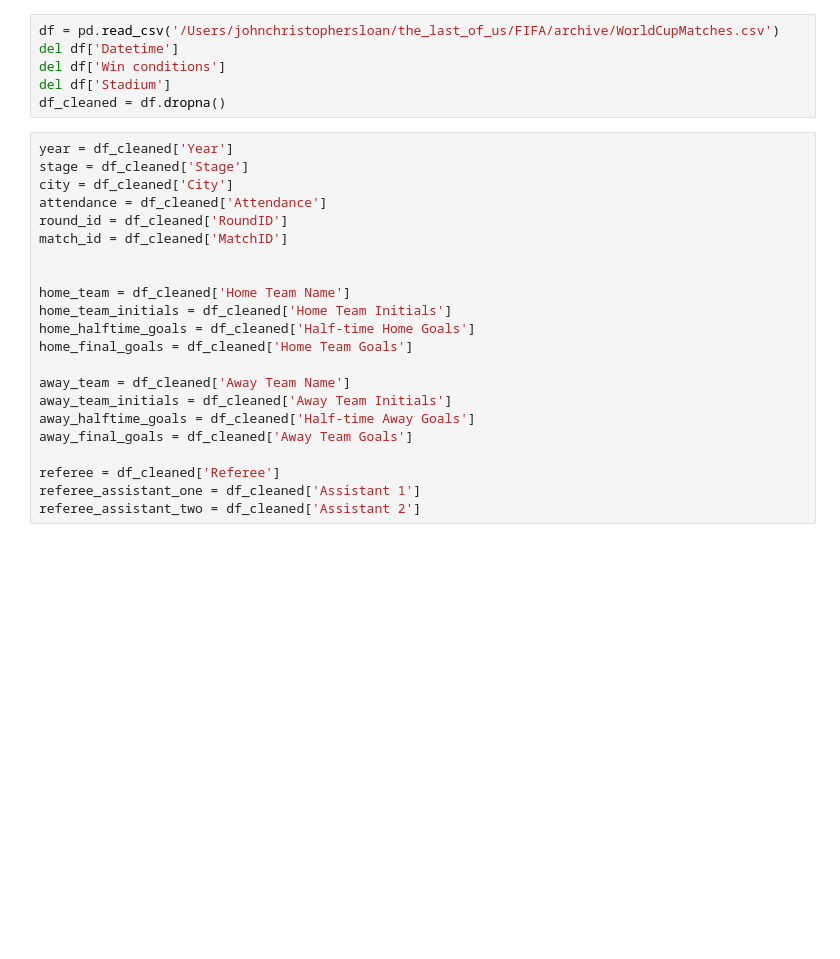
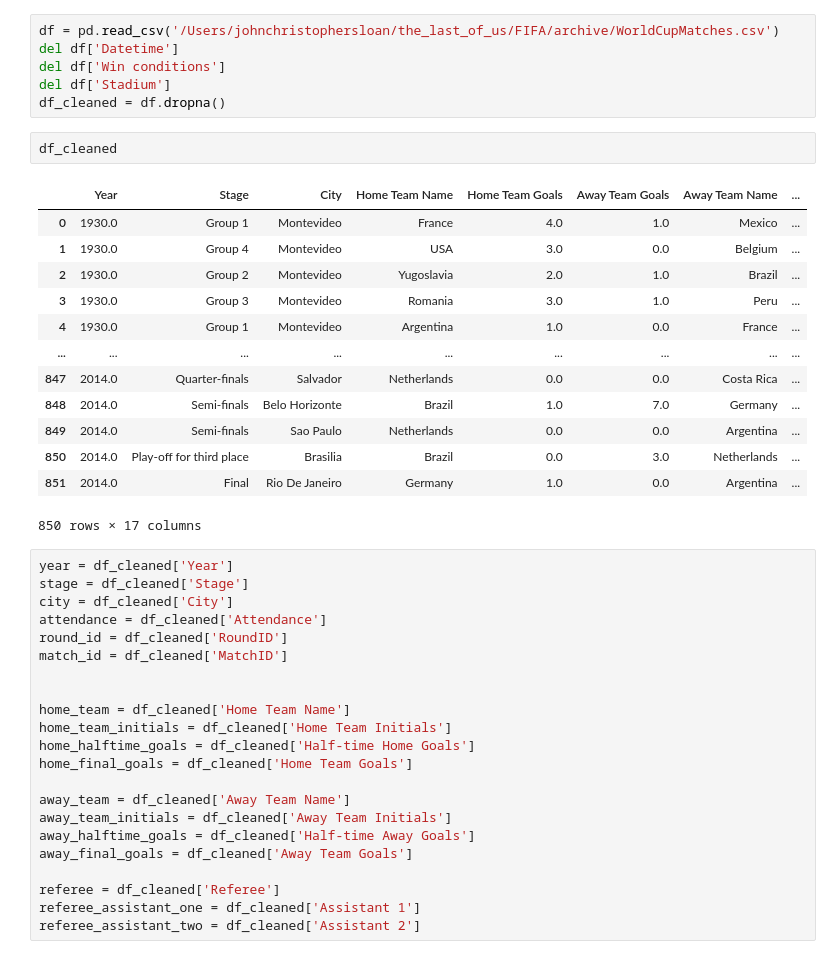
Before and after one commit to jsphotos205/last_of_us, a Jupyter notebook: FIFA/fifa.ipynb, the cells around one changed output. Cells and saved outputs as stored; diff of their text form; blank space fills up the shorter version.

```diff
--- a/FIFA/fifa.ipynb
+++ b/FIFA/fifa.ipynb
@@ -10,6 +10,22 @@ del df['Datetime']
 del df['Win conditions']
 del df['Stadium']
 df_cleaned = df.dropna()
+# %%
+df_cleaned
+# %% [output]
+|  | Year | Stage | City | Home Team Name | Home Team Goals | Away Team Goals | Away Team Name | ... |
+| 0 | 1930.0 | Group 1 | Montevideo | France | 4.0 | 1.0 | Mexico | ... |
+| 1 | 1930.0 | Group 4 | Montevideo | USA | 3.0 | 0.0 | Belgium | ... |
+| 2 | 1930.0 | Group 2 | Montevideo | Yugoslavia | 2.0 | 1.0 | Brazil | ... |
+| 3 | 1930.0 | Group 3 | Montevideo | Romania | 3.0 | 1.0 | Peru | ... |
+| 4 | 1930.0 | Group 1 | Montevideo | Argentina | 1.0 | 0.0 | France | ... |
+| ... | ... | ... | ... | ... | ... | ... | ... | ... |
+| 847 | 2014.0 | Quarter-finals | Salvador | Netherlands | 0.0 | 0.0 | Costa Rica | ... |
+| 848 | 2014.0 | Semi-finals | Belo Horizonte | Brazil | 1.0 | 7.0 | Germany | ... |
+| 849 | 2014.0 | Semi-finals | Sao Paulo | Netherlands | 0.0 | 0.0 | Argentina | ... |
+| 850 | 2014.0 | Play-off for third place | Brasilia | Brazil | 0.0 | 3.0 | Netherlands | ... |
+| 851 | 2014.0 | Final | Rio De Janeiro | Germany | 1.0 | 0.0 | Argentina | ... |
+850 rows × 17 columns
 # %%
 year = df_cleaned['Year']
 stage = df_cleaned['Stage']
```
Also changed, not shown: parts of 1 cell of this notebook, 3 other files.
